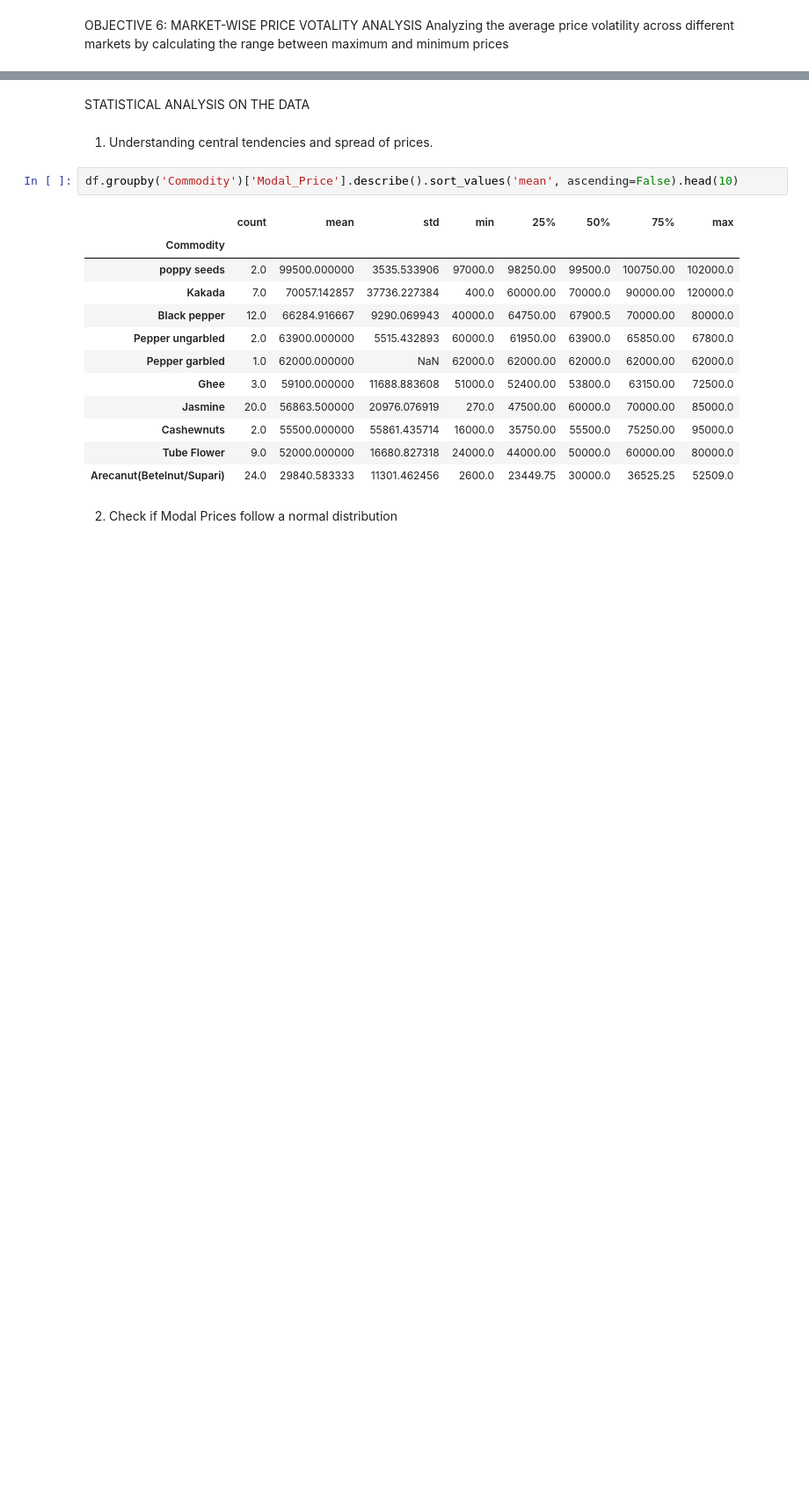
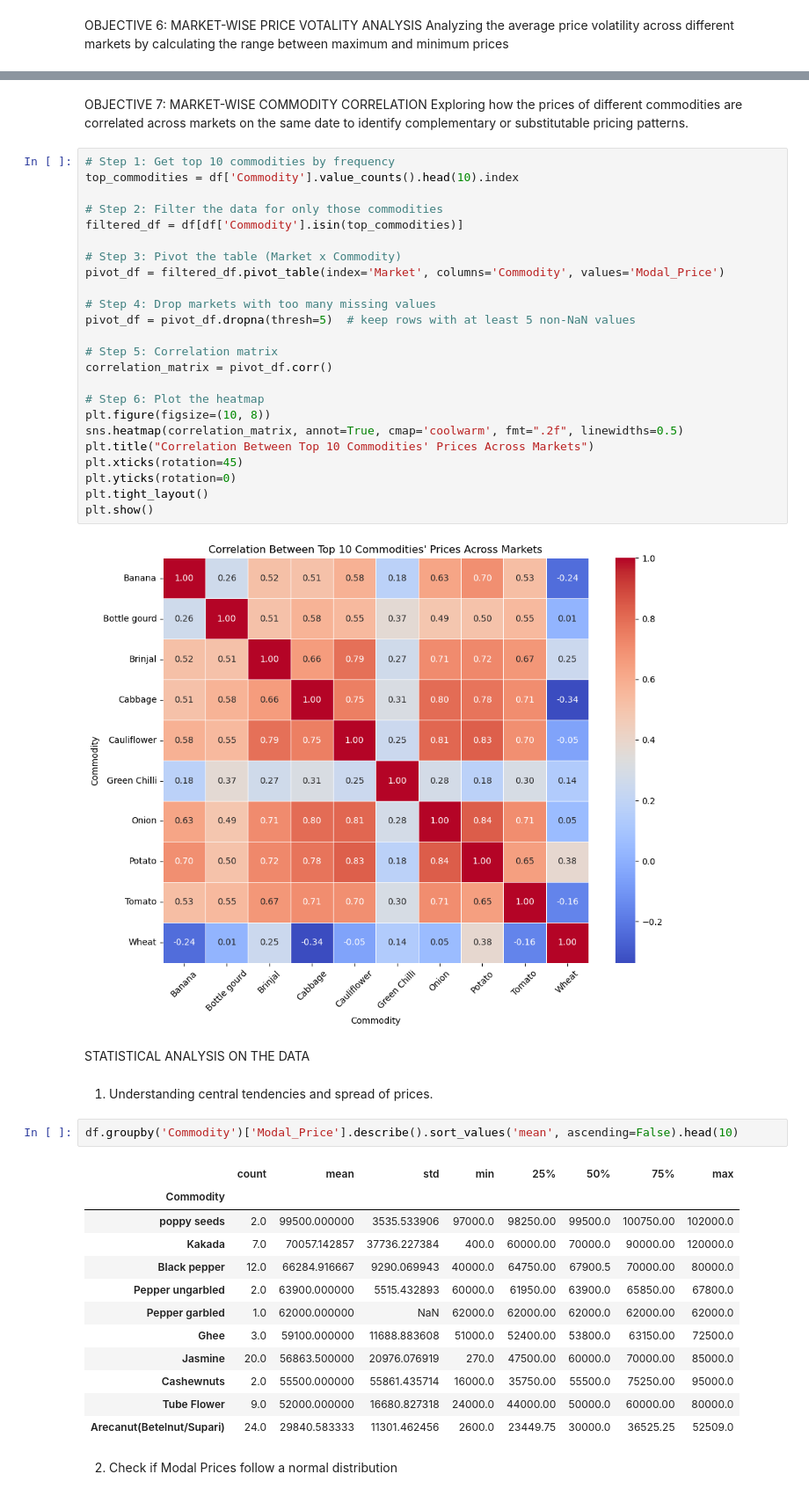
Before and after one commit to nishthaq3/CommodityPriceTracker, a Jupyter notebook: eda/analysis.ipynb, the cells around one changed output, grey strips where cells are left out. Shown at 88% size. Saved outputs shown, nothing was run; the diff lists cells and outputs as text; blank space fills up the shorter version.

Commit message:
Final objectives and testing polished

```diff
--- a/eda/analysis.ipynb
+++ b/eda/analysis.ipynb
@@ -277,4 +282,33 @@ Passing `palette` without assigning `hue` is deprecated and will be removed in v
 [figure]
+# %% [markdown]
+OBJECTIVE 7: MARKET-WISE COMMODITY CORRELATION
+Exploring how the prices of different commodities are correlated across markets on the same date to identify complementary or substitutable pricing patterns.
+# %%
+# Step 1: Get top 10 commodities by frequency
+top_commodities = df['Commodity'].value_counts().head(10).index
+
+# Step 2: Filter the data for only those commodities
+filtered_df = df[df['Commodity'].isin(top_commodities)]
+
+# Step 3: Pivot the table (Market x Commodity)
+pivot_df = filtered_df.pivot_table(index='Market', columns='Commodity', values='Modal_Price')
+
+# Step 4: Drop markets with too many missing values
+pivot_df = pivot_df.dropna(thresh=5)  # keep rows with at least 5 non-NaN values
+
+# Step 5: Correlation matrix
+correlation_matrix = pivot_df.corr()
+
+# Step 6: Plot the heatmap
+plt.figure(figsize=(10, 8))
+sns.heatmap(correlation_matrix, annot=True, cmap='coolwarm', fmt=".2f", linewidths=0.5)
+plt.title("Correlation Between Top 10 Commodities' Prices Across Markets")
+plt.xticks(rotation=45)
+plt.yticks(rotation=0)
+plt.tight_layout()
+plt.show()
+# %% [output]
+[figure, added]
 # %% [markdown]
 STATISTICAL ANALYSIS ON THE DATA
 # %% [markdown]
```
Also changed, not shown: parts of 20 cells of this notebook.
